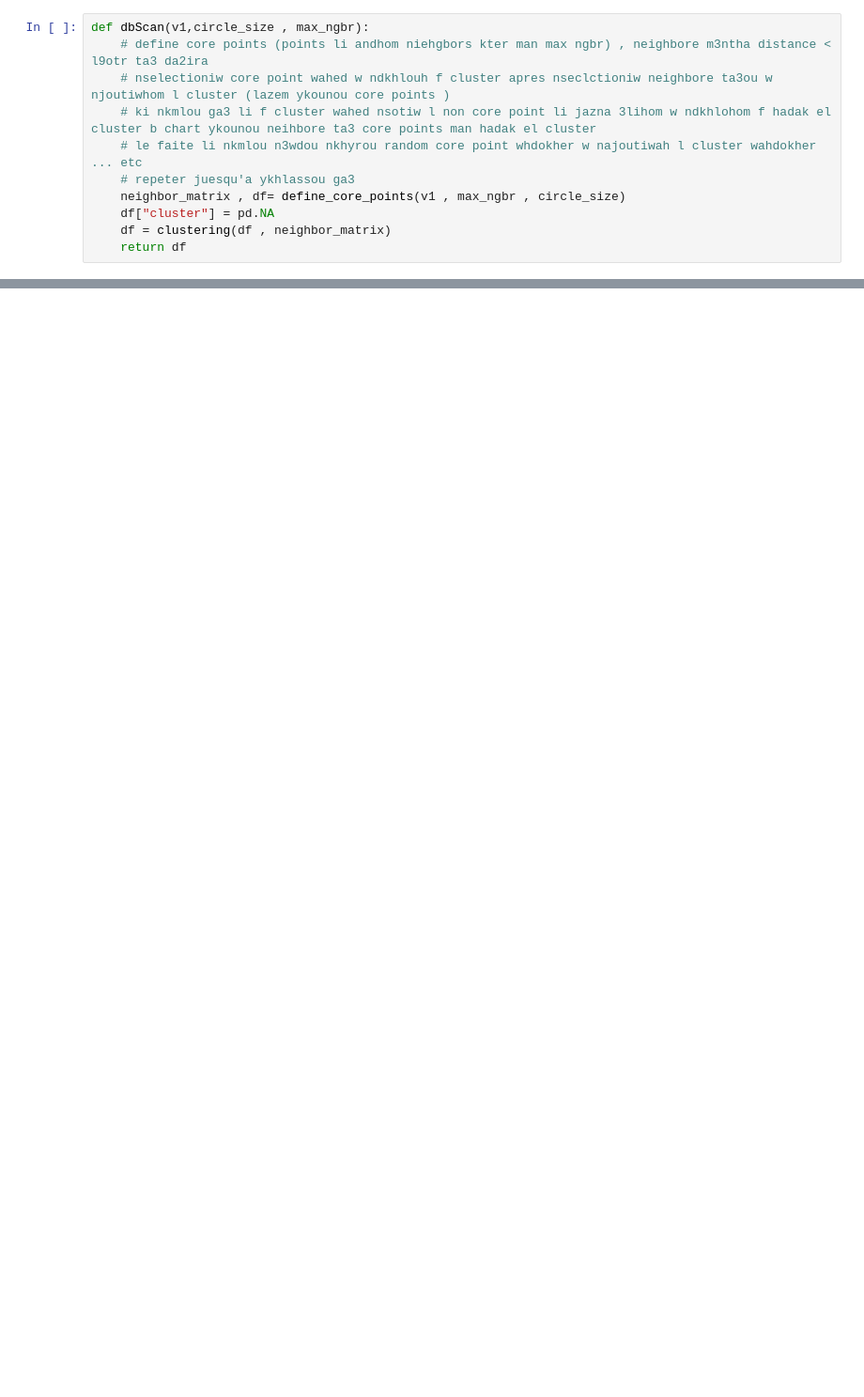
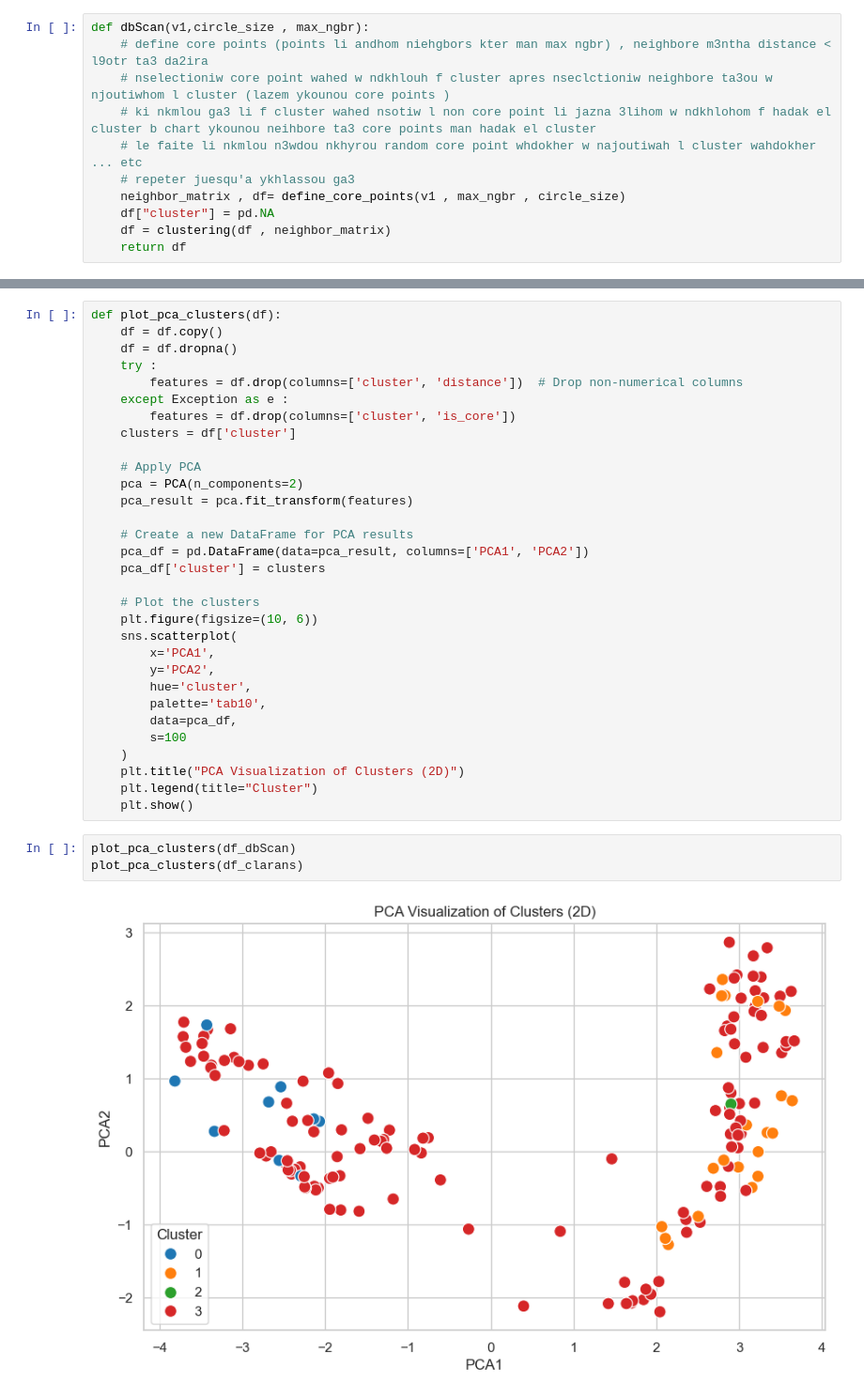
Before and after one commit to grosvenor01/Clustring-Algorithmes-from-scratch, a Jupyter notebook: part2.ipynb, the cells around one changed output, grey strips where cells are left out. Shown: that part at 94% size. Drawn from its saved outputs; the diff is of its cells as text; blank space fills up the shorter version.

```diff
--- a/part2.ipynb
+++ b/part2.ipynb
@@ -537,0 +599,36 @@ print(f'Silhouette Score: {score}')
+# %%
+def plot_pca_clusters(df):
+    df = df.copy()
+    df = df.dropna()
+    try :
+        features = df.drop(columns=['cluster', 'distance'])  # Drop non-numerical columns
+    except Exception as e :
+        features = df.drop(columns=['cluster', 'is_core'])
+    clusters = df['cluster']
+
+    # Apply PCA
+    pca = PCA(n_components=2)
+    pca_result = pca.fit_transform(features)
+
+    # Create a new DataFrame for PCA results
+    pca_df = pd.DataFrame(data=pca_result, columns=['PCA1', 'PCA2'])
+    pca_df['cluster'] = clusters
+
+    # Plot the clusters
+    plt.figure(figsize=(10, 6))
+    sns.scatterplot(
+        x='PCA1',
+        y='PCA2',
+        hue='cluster',
+        palette='tab10',
+        data=pca_df,
+        s=100
+    )
+    plt.title("PCA Visualization of Clusters (2D)")
+    plt.legend(title="Cluster")
+    plt.show()
+# %%
+plot_pca_clusters(df_dbScan)
+plot_pca_clusters(df_clarans)
+# %% [output]
+[figure, added]
```
Also changed, not shown: parts of 19 cells of this notebook.
